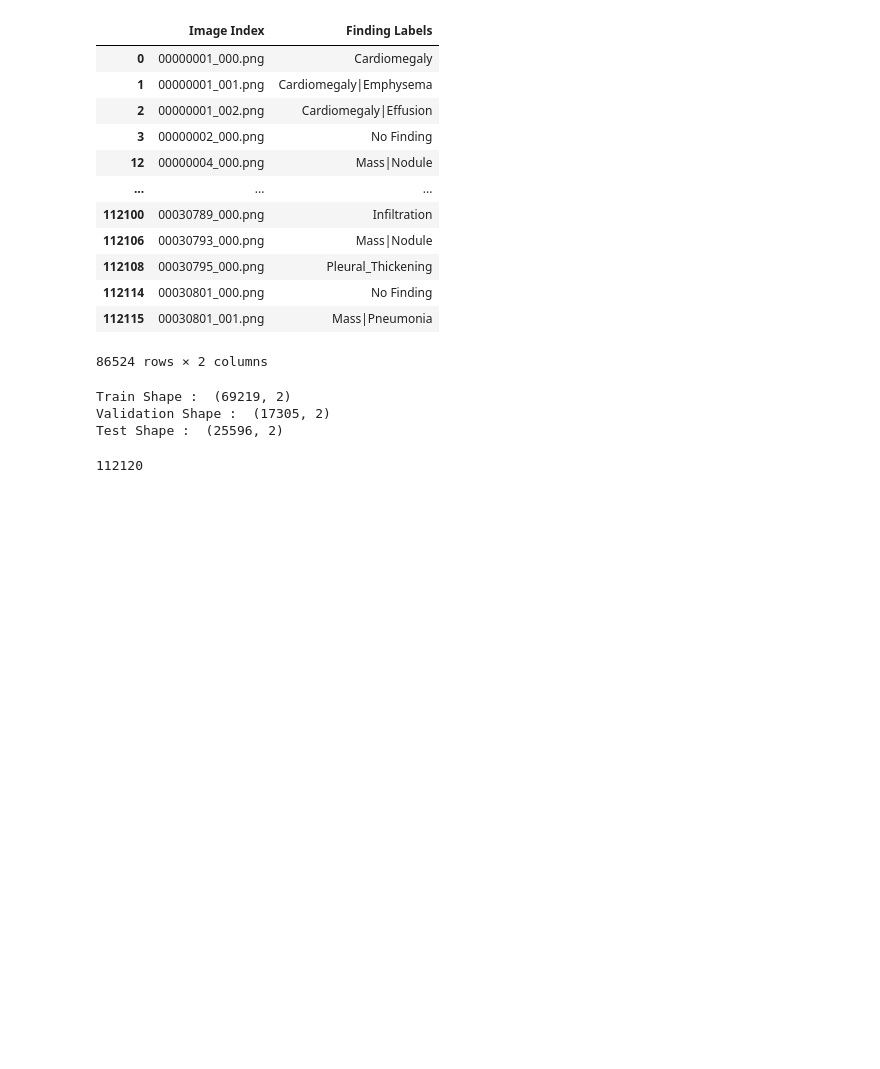
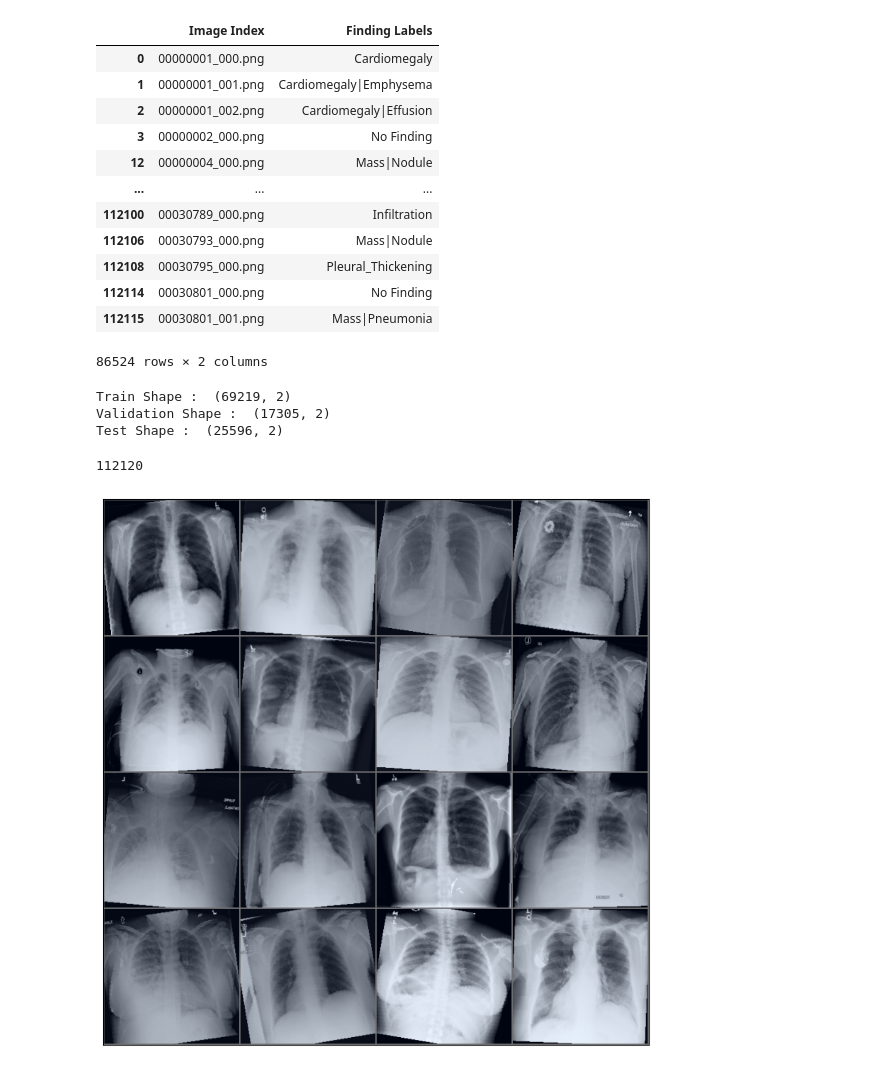
Before and after one commit to abdubakr77/chest-xray-multilabel-classification, a Jupyter notebook: notebooks/02_preprocessing.ipynb, the cells around one changed output. Drawn from its saved outputs; the diff is of its cells as text; code cells hidden in the pictures; blank space fills up the shorter version.

Commit message:
feat: Show Sample images after transformed

```diff
--- a/notebooks/02_preprocessing.ipynb
+++ b/notebooks/02_preprocessing.ipynb
@@ -86,6 +91,7 @@ def get_transforms(size=224 , In_Train=True):
         return transforms.Compose([transforms.Resize((size,size)),
                                    transforms.RandomRotation(10),
                                    transforms.RandomHorizontalFlip(),
+                                   transforms.ColorJitter(brightness=0.1, contrast=0.1),
                                    transforms.ToTensor(),
                                    transforms.Normalize(mean=[0.485, 0.456, 0.406],
                                                         std=[0.229, 0.224, 0.225])])
@@ -207,3 +213,23 @@ eff_test_dl = DataLoader(eff_test_dataset, batch_size=32, shuffle=False, num_wor
 swin_train_dl = DataLoader(swin_train_dataset, batch_size=32, shuffle=True, num_workers=8, pin_memory=True)
 swin_val_dl = DataLoader(swin_val_dataset, batch_size=32, shuffle=False, num_workers=8, pin_memory=True)
 swin_test_dl = DataLoader(swin_test_dataset, batch_size=32, shuffle=False, num_workers=8, pin_memory=True)
+# %%
+show_train_dl = DataLoader(train_dataset, batch_size=16, shuffle=True)
+show_val_dl = DataLoader(val_dataset, batch_size=16, shuffle=False)
+show_test_dl = DataLoader(test_dataset, batch_size=16, shuffle=False)
+
+def Show_Sample(dl):
+    _,ax = plt.subplots(figsize=(12,10))
+    imgs,labels = next(iter(dl))
+    ax.set_yticks([])
+    ax.set_xticks([])
+    grid = make_grid(imgs, 4).permute(1, 2, 0).numpy()
+
+    grid = (grid - grid.min()) / (grid.max() - grid.min())
+
+    ax.imshow(grid)
+
+
+Show_Sample(show_train_dl)
+# %% [output]
+[figure, added]
```
Also changed, not shown: parts of 4 cells of this notebook.
